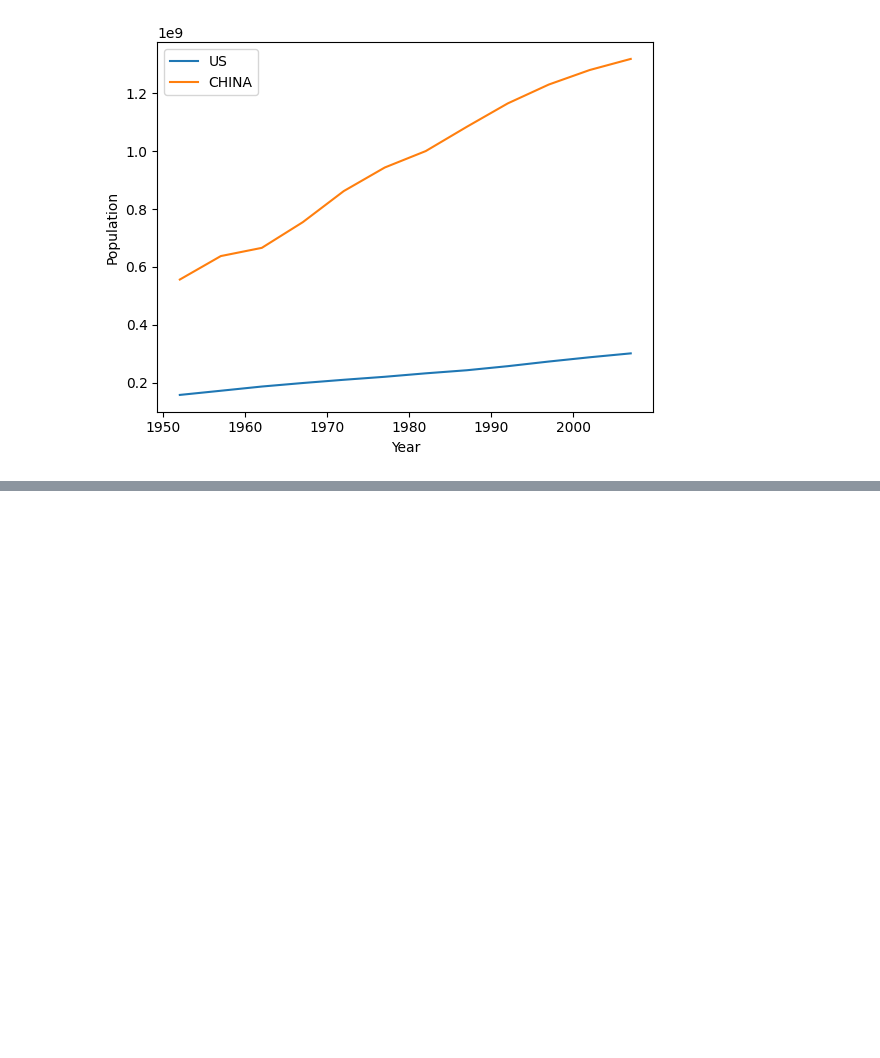
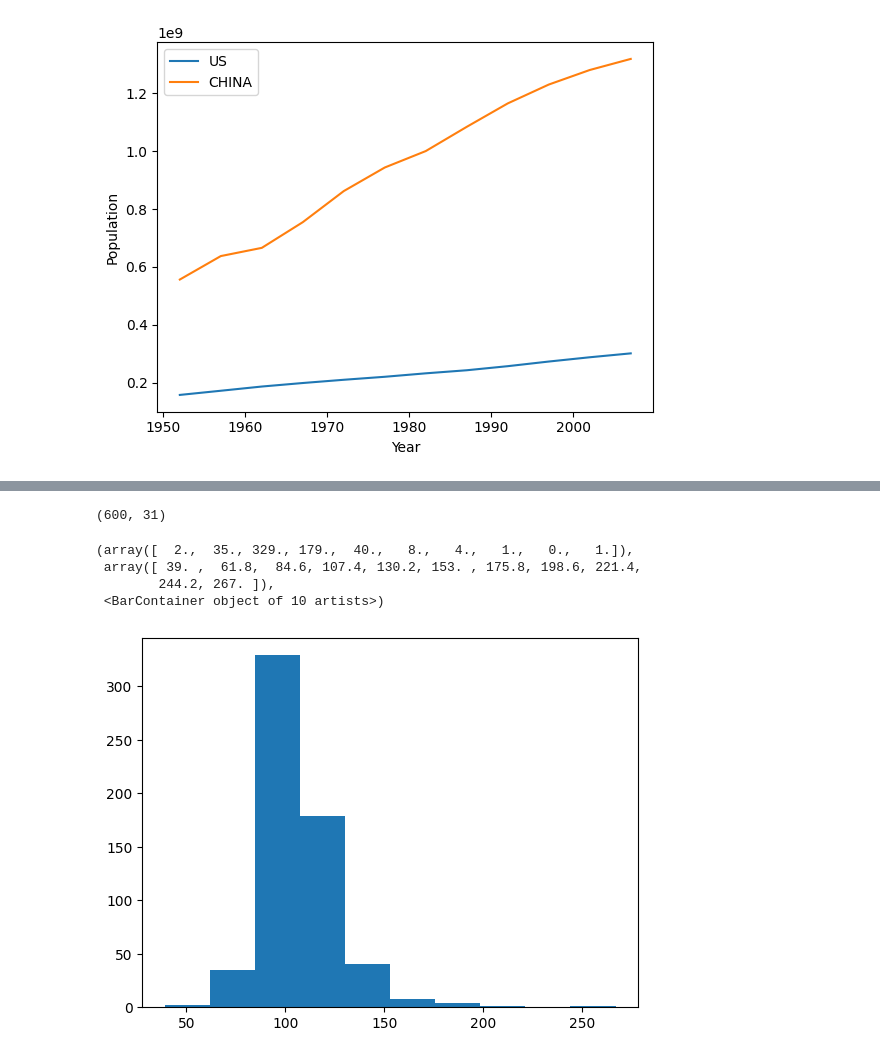
Before and after one commit to SurjanaJ/SHALA, a Jupyter notebook: Module 1/Basic Data Understanding/Untitled.ipynb, the cells around one changed output, grey strips where cells are left out. Drawn from its saved outputs; the diff is of its cells as text; code cells hidden in the pictures; blank space fills up the shorter version.

```diff
--- a/Module 1/Basic Data Understanding/Untitled.ipynb
+++ b/Module 1/Basic Data Understanding/Untitled.ipynb
@@ -94,3 +94,6 @@ plt.ylabel('Population')
 plt.show()
 # %% [output]
 [figure]
+# %%
+movies = pd.read_csv('moviesData.csv')
+movies.head()
@@ -96,0 +108,12 @@ plt.show()
+# %%
+movies.shape
+# %% [output]
+(600, 31)
+# %%
+plt.hist(movies.runtime)
+# %% [output]
+(array([  2.,  35., 329., 179.,  40.,   8.,   4.,   1.,   0.,   1.]),
+ array([ 39. ,  61.8,  84.6, 107.4, 130.2, 153. , 175.8, 198.6, 221.4,
+        244.2, 267. ]),
+ <BarContainer object of 10 artists>)
+[figure, added]
```
Also changed, not shown: parts of 8 cells of this notebook.
